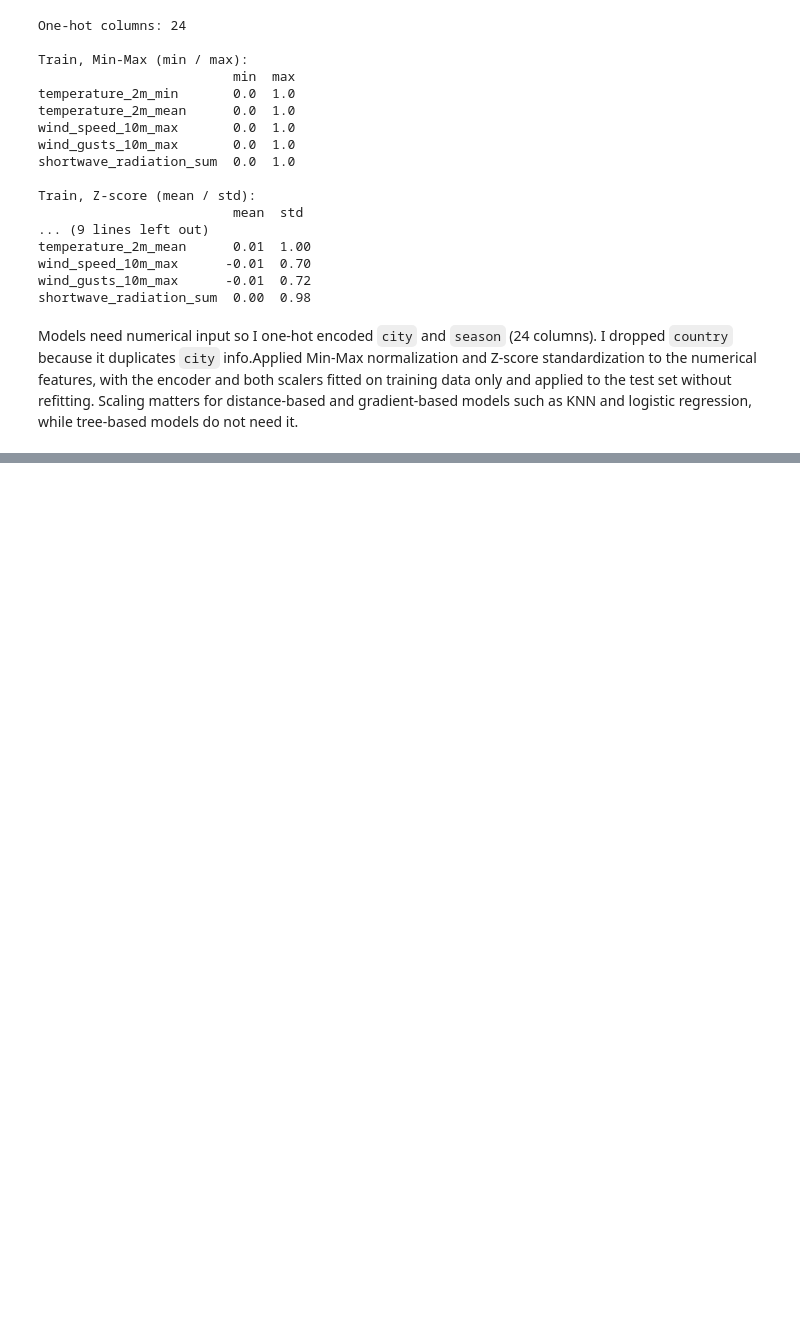
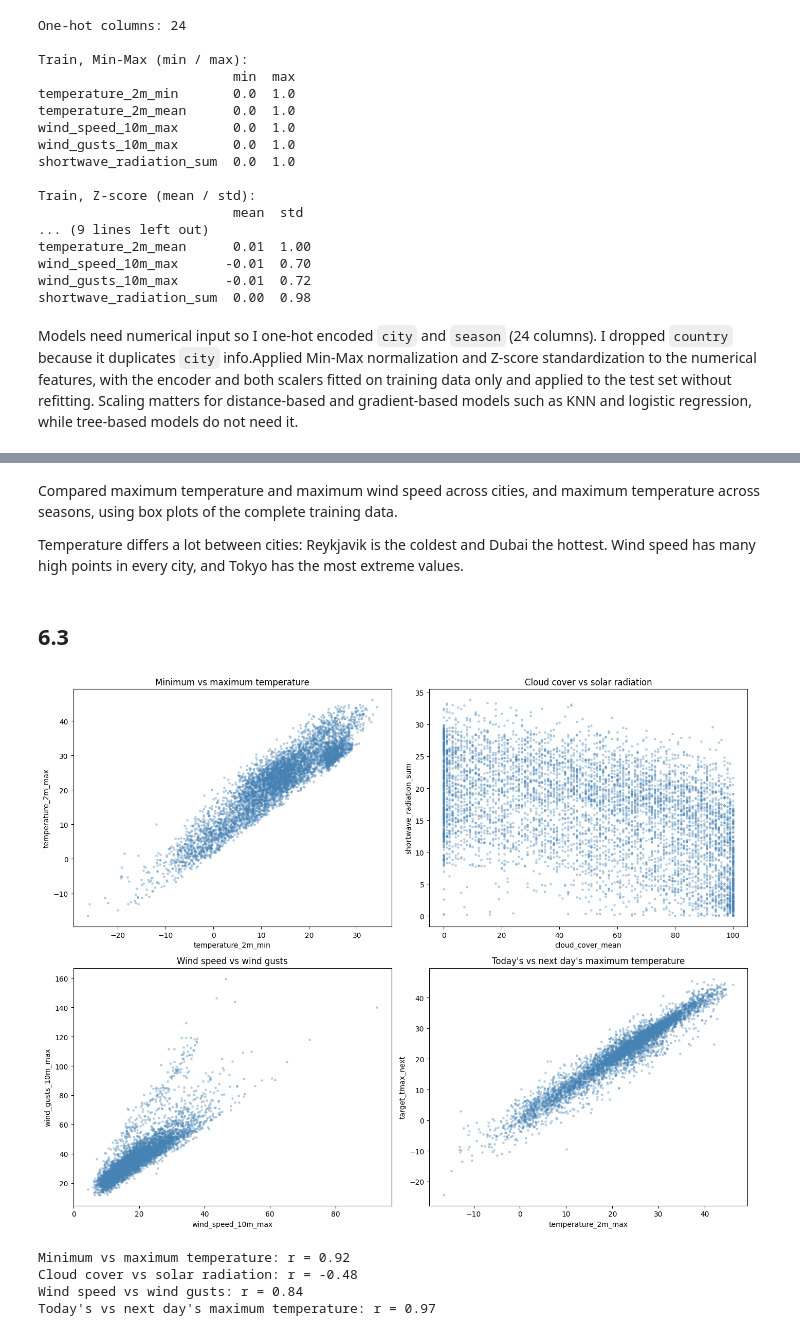
Before and after one commit to MuhammadRayan07/Weather-Analysis, a Jupyter notebook: notebooks/02_Analysis_Modeling.ipynb, the cells around one changed output, grey strips where cells are left out. Drawn from its saved outputs; the diff is of its cells as text; code cells hidden in the pictures; blank space fills up the shorter version.

```diff
--- a/notebooks/02_Analysis_Modeling.ipynb
+++ b/notebooks/02_Analysis_Modeling.ipynb
@@ -498,0 +558,31 @@ Models need numerical input so I one-hot encoded `city` and `season` (24 columns
+# %% [markdown]
+Compared maximum temperature and maximum wind speed across cities, and maximum temperature across seasons, using box plots of the complete training data.
+
+Temperature differs a lot between cities: Reykjavik is the coldest and Dubai the hottest. Wind speed has many high points in every city, and Tokyo has the most extreme values.
+# %% [markdown]
+## 6.3
+# %%
+sample = eda.sample(6000, random_state=SEED)
+
+fig, axes = plt.subplots(2, 2, figsize=(14, 11))
+pairs = [("temperature_2m_min", "temperature_2m_max", "Minimum vs maximum temperature"),
+         ("cloud_cover_mean", "shortwave_radiation_sum", "Cloud cover vs solar radiation"),
+         ("wind_speed_10m_max", "wind_gusts_10m_max", "Wind speed vs wind gusts"),
+         ("temperature_2m_max", "target_tmax_next", "Today's vs next day's maximum temperature")]
+
+for ax, (x, y, title) in zip(axes.flat, pairs):
+    ax.scatter(sample[x], sample[y], s=6, alpha=0.3, color="steelblue")
+    ax.set_xlabel(x)
+    ax.set_ylabel(y)
+    ax.set_title(title)
+plt.tight_layout()
+plt.show()
+
+for x, y, title in pairs:
+    print(f"{title}: r = {eda[x].corr(eda[y]):.2f}")
+# %% [output]
+[figure, added]
+Minimum vs maximum temperature: r = 0.92
+Cloud cover vs solar radiation: r = -0.48
+Wind speed vs wind gusts: r = 0.84
+Today's vs next day's maximum temperature: r = 0.97
```
Also changed, not shown: parts of 21 cells of this notebook.
